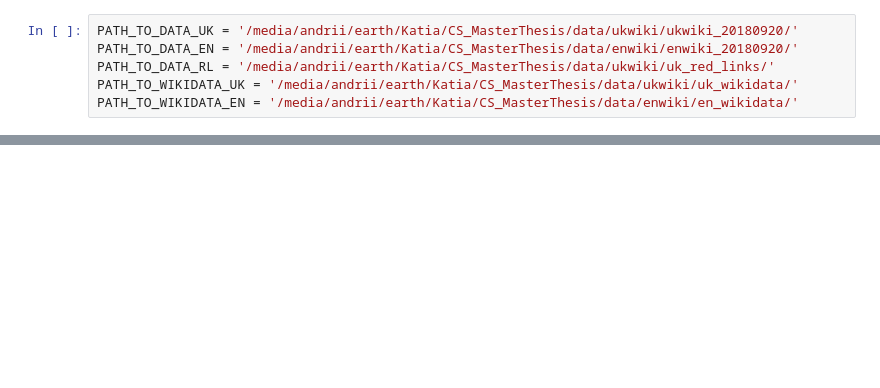
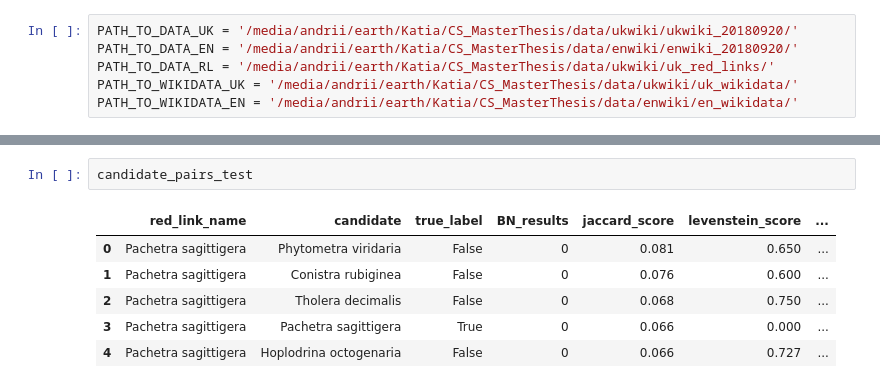
Before and after one commit to Katerali/redlinks_linking, a Jupyter notebook: notebooks/4.feature_engineering/jaccard_similarity_on_concurrent_links.ipynb, the cells around one changed output, grey strips where cells are left out. Drawn from its saved outputs; the diff is of its cells as text; blank space fills up the shorter version.

```diff
--- a/notebooks/4.feature_engineering/jaccard_similarity_on_concurrent_links.ipynb
+++ b/notebooks/4.feature_engineering/jaccard_similarity_on_concurrent_links.ipynb
@@ -209,0 +226,9 @@ red_links_with_parent_ids = pd.read_csv(PATH_TO_DATA_RL+'all_uk_redlinks_with_pa
+# %%
+candidate_pairs_test
+# %% [output]
+|  | red_link_name | candidate | true_label | BN_results | jaccard_score | levenstein_score | ... |
+| 0 | Pachetra sagittigera | Phytometra viridaria | False | 0 | 0.081 | 0.650 | ... |
+| 1 | Pachetra sagittigera | Conistra rubiginea | False | 0 | 0.076 | 0.600 | ... |
+| 2 | Pachetra sagittigera | Tholera decimalis | False | 0 | 0.068 | 0.750 | ... |
+| 3 | Pachetra sagittigera | Pachetra sagittigera | True | 0 | 0.066 | 0.000 | ... |
+| 4 | Pachetra sagittigera | Hoplodrina octogenaria | False | 0 | 0.066 | 0.727 | ... |
```
Also changed, not shown: parts of 66 cells of this notebook, 18 other files.
